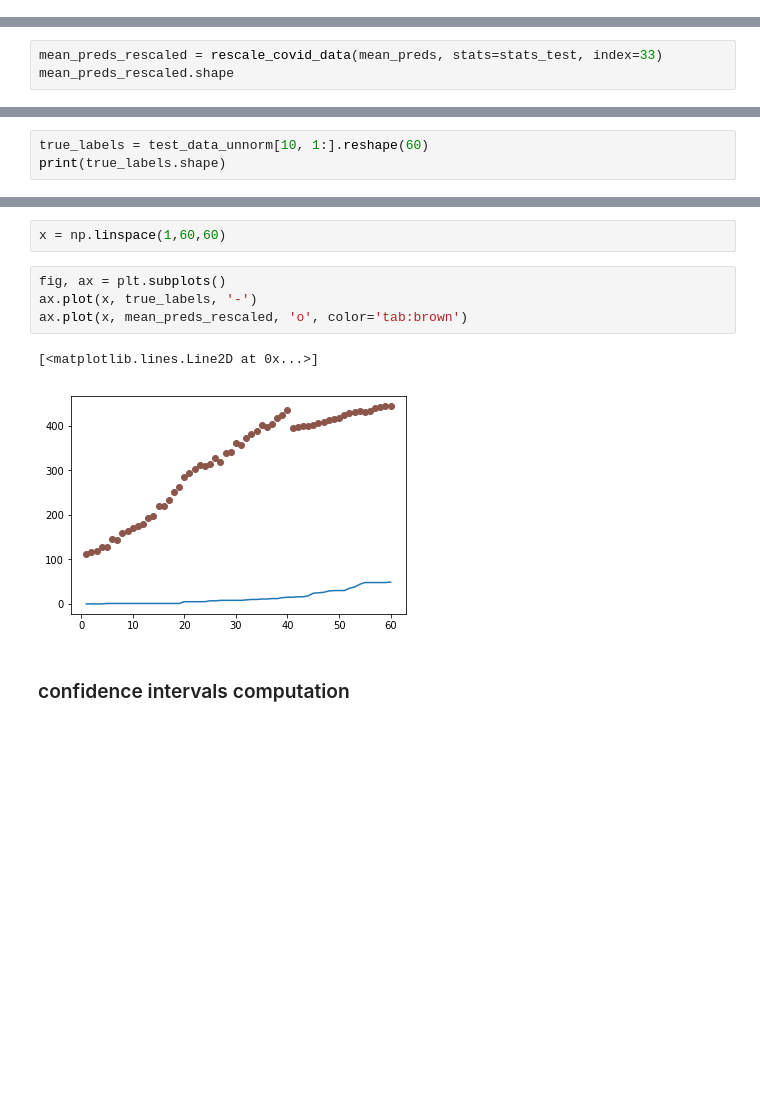
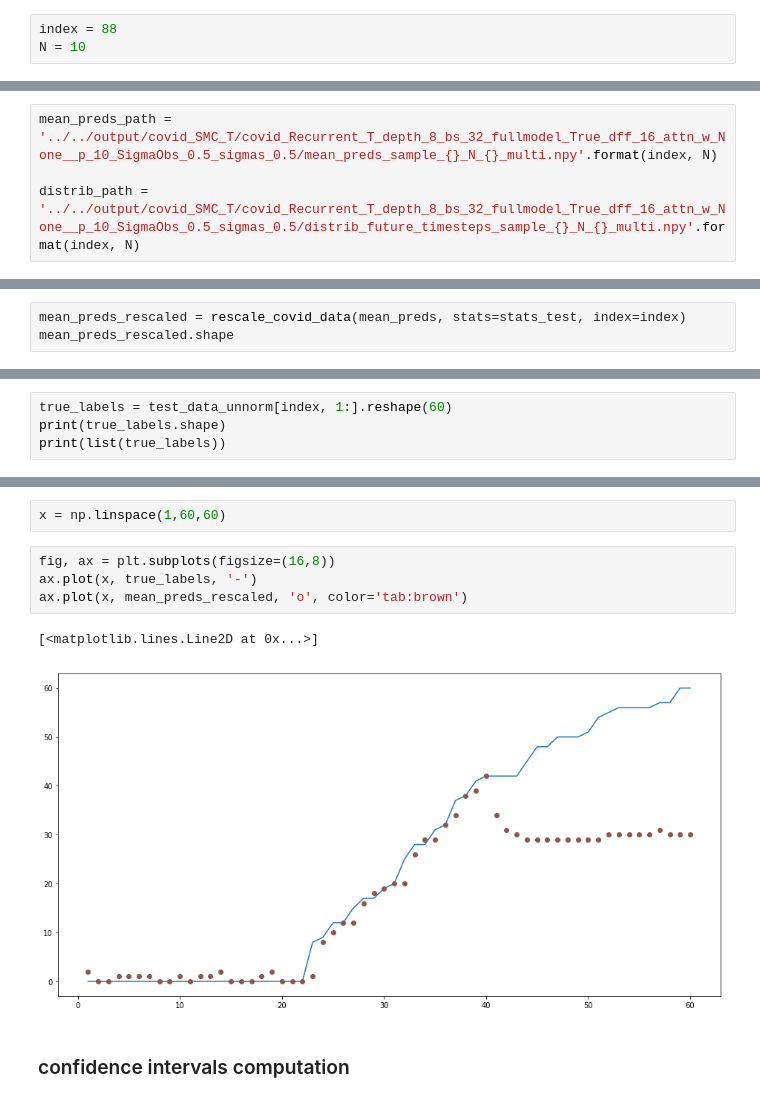
Before and after one commit to AMDonati/SMC-T-v2, a Jupyter notebook: src/plots/plots_covid.ipynb, the cells around one changed output, grey strips where cells are left out. Cells and saved outputs as stored; diff of their text form; blank space fills up the shorter version.

Commit message:
change dataset size covid rescaled

```diff
--- a/src/plots/plots_covid.ipynb
+++ b/src/plots/plots_covid.ipynb
@@ -77 +51,4 @@ array([[ 74.],
+# %%
+index = 88
+N = 10
 # %%
@@ -81,8 +60,12 @@ distrib_path = '../../output/covid_SMC_T/covid_Recurrent_T_depth_8_bs_32_fullmod
+# %%
+mean_preds_path = '../../output/covid_SMC_T/covid_Recurrent_T_depth_8_bs_32_fullmodel_True_dff_16_attn_w_None__p_10_SigmaObs_0.5_sigmas_0.5/mean_preds_sample_{}_N_{}_multi.npy'.format(index, N)
+
+distrib_path = '../../output/covid_SMC_T/covid_Recurrent_T_depth_8_bs_32_fullmodel_True_dff_16_attn_w_None__p_10_SigmaObs_0.5_sigmas_0.5/distrib_future_timesteps_sample_{}_N_{}_multi.npy'.format(index, N)
 # %%
 mean_preds = np.load(mean_preds_path)
 distrib_20_timsteps = np.load(distrib_path)
 # %%
-mean_preds_rescaled = rescale_covid_data(mean_preds, stats=stats_test, index=33)
+mean_preds_rescaled = rescale_covid_data(mean_preds, stats=stats_test, index=index)
 mean_preds_rescaled.shape
 # %% [output]
 (60,)
@@ -93,5 +76,6 @@ print(list(mean_preds_rescaled))
 # %%
-true_labels = test_data_unnorm[10, 1:].reshape(60)
+true_labels = test_data_unnorm[index, 1:].reshape(60)
 print(true_labels.shape)
+print(list(true_labels))
 # %% [output]
 (60,)
@@ -100,12 +85,12 @@ import matplotlib.pyplot as plt
 # %%
 x = np.linspace(1,60,60)
 # %%
-fig, ax = plt.subplots()
+fig, ax = plt.subplots(figsize=(16,8))
 ax.plot(x, true_labels, '-')
 ax.plot(x, mean_preds_rescaled, 'o', color='tab:brown')
 # %% [output]
 [<matplotlib.lines.Line2D at 0x...>]
-[figure, old version]
+[figure, new version]
 # %% [markdown]
 ### confidence intervals computation
 # %%
```
Also changed, not shown: parts of 37 cells of this notebook, 6 other files.
